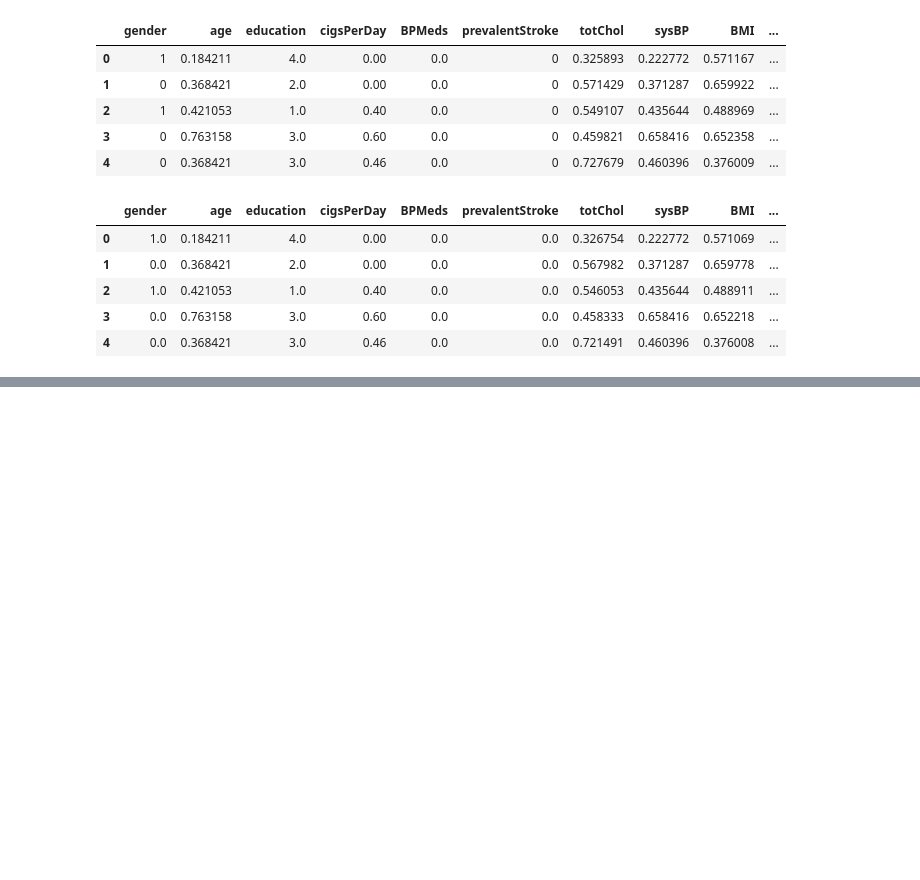
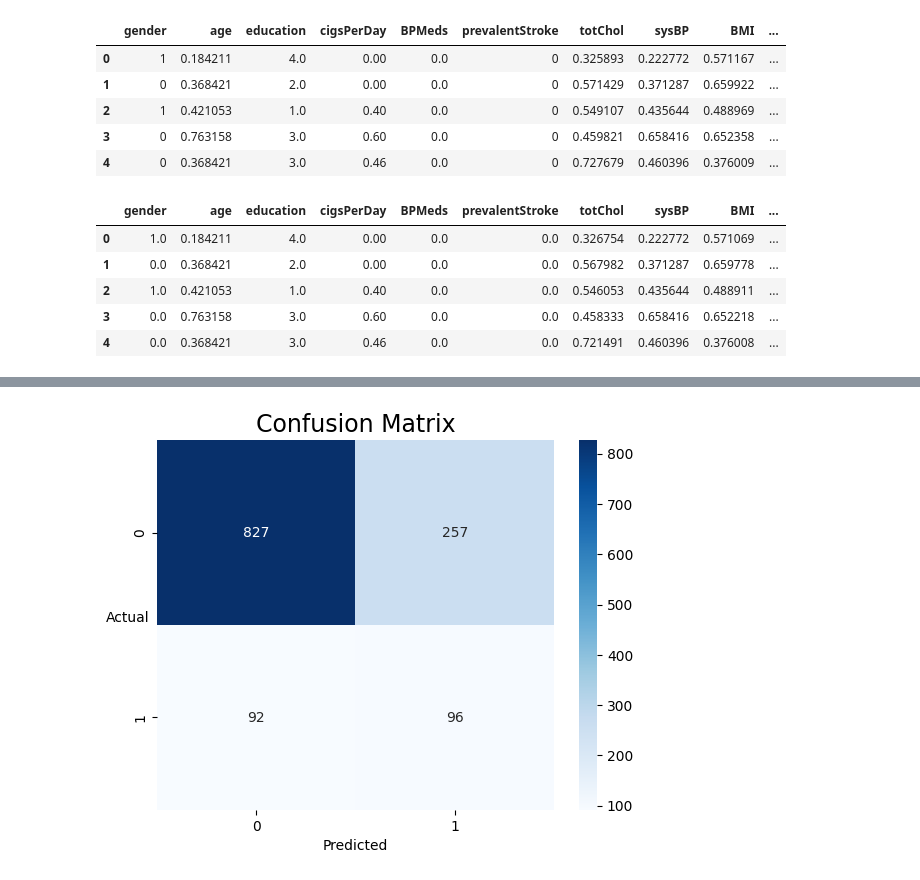
Before and after one commit to PManiAwasthi/Data-Analytics-with-python-notebooks, a Jupyter notebook: Project 2 Classification for Heart Attack Tendency in next 10 Years/heart_attack_in_10_years_classification_project.ipynb, the cells around one changed output, grey strips where cells are left out. Saved outputs shown, nothing was run; the diff lists cells and outputs as text; code cells hidden in the pictures; blank space fills up the shorter version.

```diff
--- a/Project 2 Classification for Heart Attack Tendency in next 10 Years/heart_attack_in_10_years_classification_project.ipynb
+++ b/Project 2 Classification for Heart Attack Tendency in next 10 Years/heart_attack_in_10_years_classification_project.ipynb
@@ -689,0 +760,16 @@ df_im_new_0.head()
+# %%
+#let's try to oversample the monority class using SMOTE and ADASYN
+
+from imblearn.over_sampling import SMOTE, ADASYN
+
+sms = SMOTE()
+ada = ADASYN()
+
+X_train_s, y_train_s = sms.fit_resample(X_train, y_train)
+X_train_a, y_train_a = ada.fit_resample(X_train, y_train)
+
+model_s = GaussianNB()
+model_s.fit(X_train_s, y_train_s)
+
+y_pred_s = model_s.predict(X_test)
+print(classification_report(y_test, y_pred_s))
@@ -689,0 +785,8 @@ df_im_new_0.head()
+# %%
+sns.heatmap((confusion_matrix(y_test, y_pred_s)), annot=True, fmt='.5g', cmap="Blues")
+plt.xlabel("Predicted")
+plt.ylabel("Actual", rotation=0)
+plt.title("Confusion Matrix", fontsize=17)
+plt.show()
+# %% [output]
+[figure, added]
```
Also changed, not shown: parts of 18 cells of this notebook.
